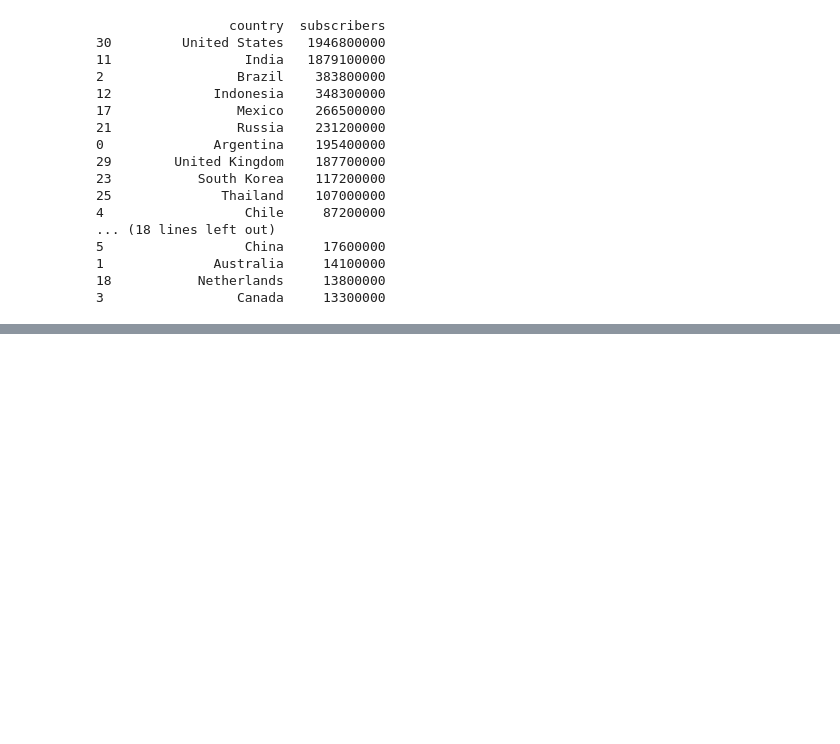
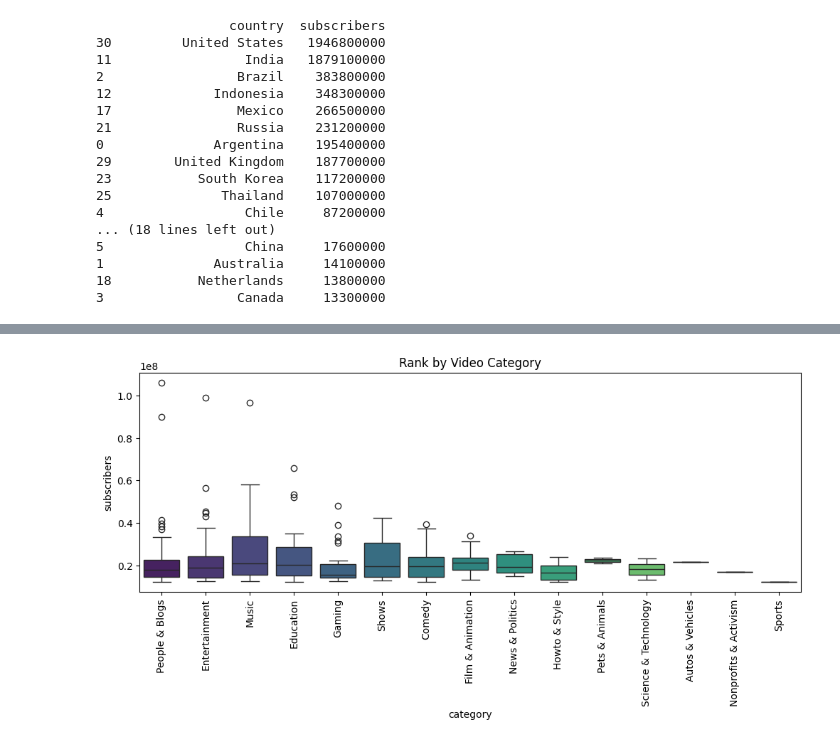
Before and after one commit to deepak7056/python_dataset, a Jupyter notebook: dataset2.ipynb, the cells around one changed output, grey strips where cells are left out. Drawn from its saved outputs; the diff is of its cells as text; code cells hidden in the pictures; blank space fills up the shorter version.

```diff
--- a/dataset2.ipynb
+++ b/dataset2.ipynb
@@ -180,0 +229,8 @@ Passing `palette` without assigning `hue` is deprecated and will be removed in v
+# %%
+plt.figure(figsize=(12, 4))
+sns.boxplot(data=data, x='category', y='subscribers', palette='viridis' , hue = 'category')
+plt.title('Rank by Video Category')
+plt.xticks(rotation=90)
+plt.show()
+# %% [output]
+[figure, added]
```
Also changed, not shown: parts of 6 cells of this notebook.
